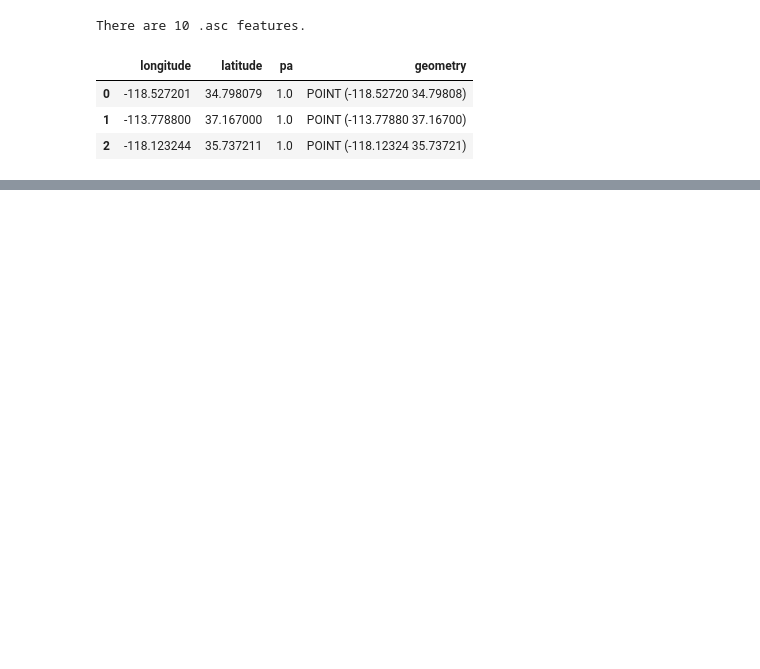
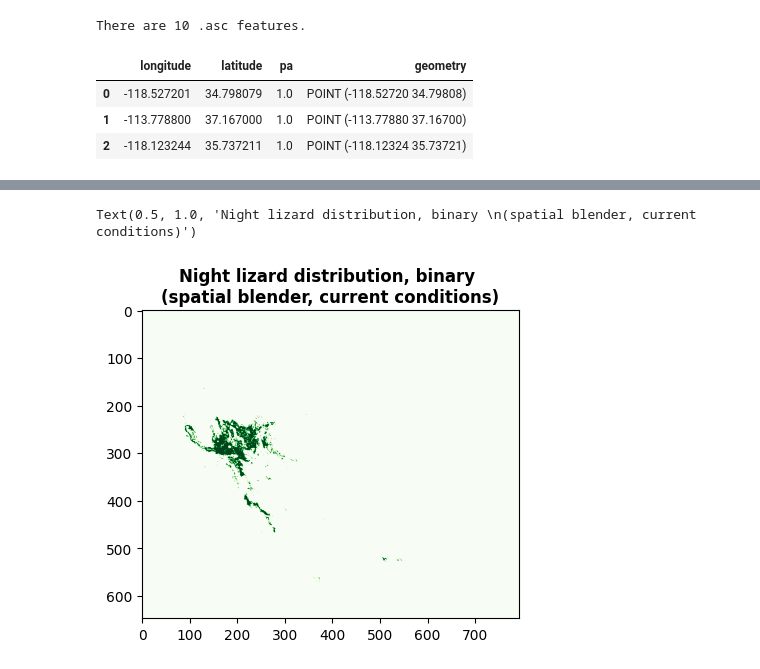
Before and after one commit to daniel-furman/ensemble-climate-projections, a Jupyter notebook: Comparing_MLs.ipynb, the cells around one changed output, grey strips where cells are left out. Drawn from its saved outputs; the diff is of its cells as text; code cells hidden in the pictures; blank space fills up the shorter version.

```diff
--- a/Comparing_MLs.ipynb
+++ b/Comparing_MLs.ipynb
@@ -151,0 +167,11 @@ print('')
+# %%
+# load raster (overlapping performed with R's Raster package in a seperate script)
+spatial_blend = rasterio.open(
+    "/Users/danielfurman/Data_science_code/ensemble-climate-projections/test/spatial_blend.tif")
+plt.imshow(spatial_blend.read(1), cmap = 'Greens')
+plt.title('Night lizard distribution, binary \n(spatial blender, current conditions)',
+          fontweight ='bold')
+print('')
+# %% [output]
+Text(0.5, 1.0, 'Night lizard distribution, binary \n(spatial blender, current conditions)')
+[figure, added]
```
Also changed, not shown: parts of 7 cells of this notebook.
